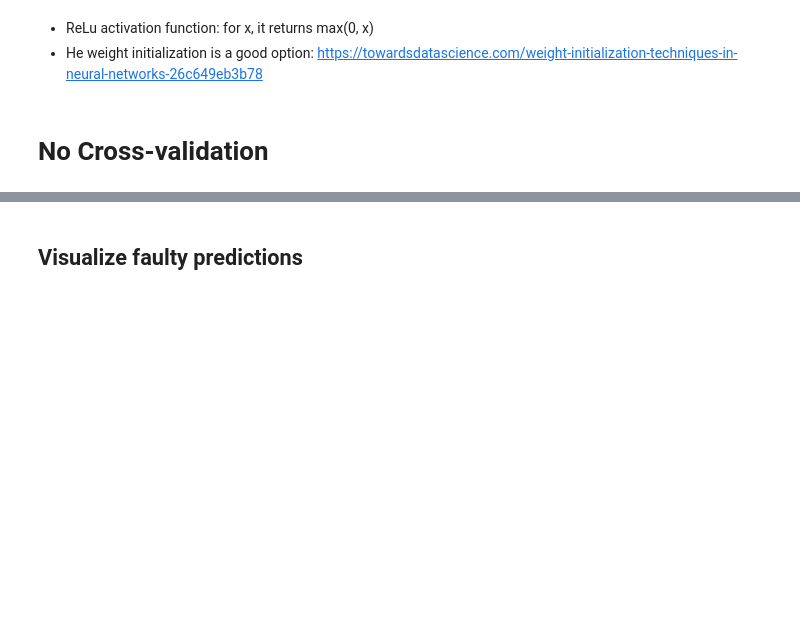
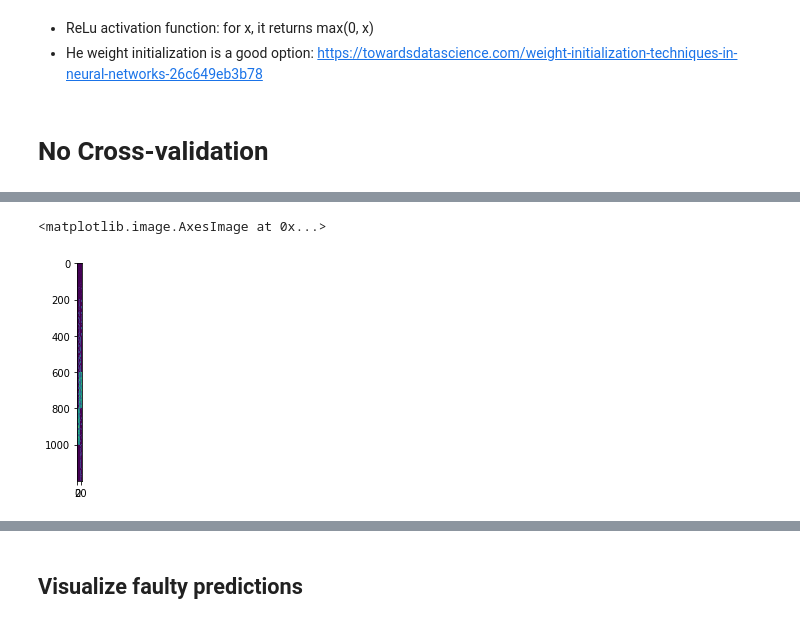
Before and after one commit to musicbyjing/cosmic_dawn_rfi, a Jupyter notebook: classification.ipynb, the cells around one changed output, grey strips where cells are left out. Cells and saved outputs as stored; diff of their text form; code cells hidden in the pictures; blank space fills up the shorter version.

```diff
--- a/classification.ipynb
+++ b/classification.ipynb
@@ -152,0 +219,5 @@ Standard dev.: 0.0
+# %%
+plt.imshow(layer_output)
+# %% [output]
+<matplotlib.image.AxesImage at 0x...>
+[figure, added]
```
Also changed, not shown: parts of 11 cells of this notebook, 2 other files.
